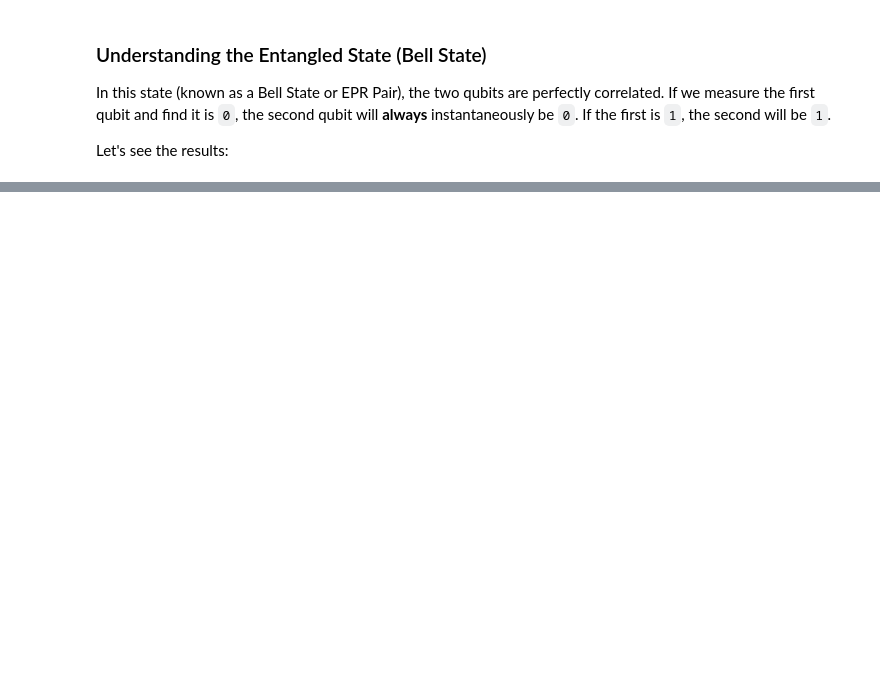
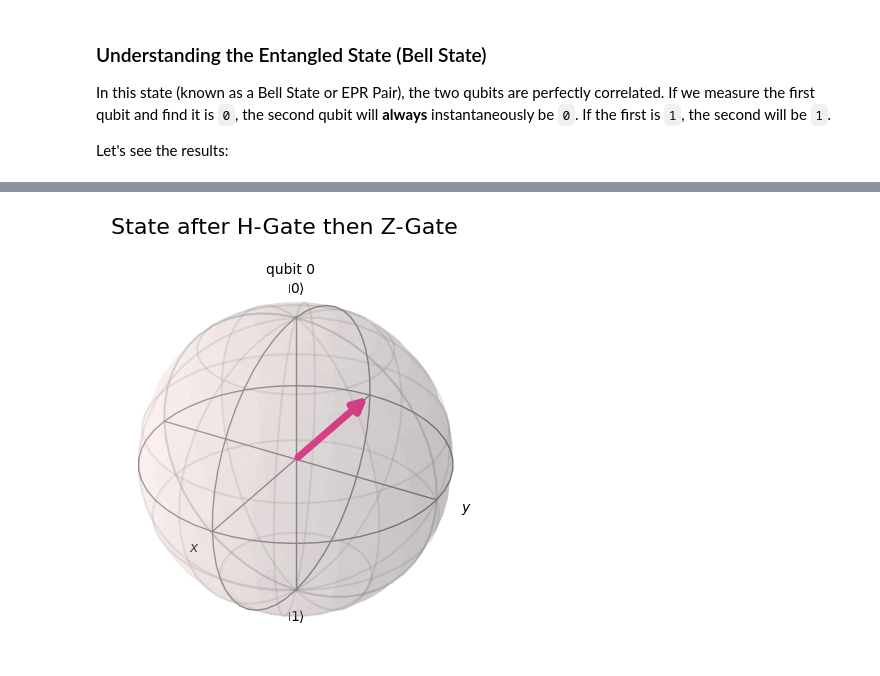
Before and after one commit to batuhanhangun/cscon26_qiskit, a Jupyter notebook: 01_Qiskit_Introduction.ipynb, the cells around one changed output, grey strips where cells are left out. Drawn from its saved outputs; the diff is of its cells as text; code cells hidden in the pictures; blank space fills up the shorter version.

```diff
--- a/01_Qiskit_Introduction.ipynb
+++ b/01_Qiskit_Introduction.ipynb
@@ -150,0 +190,9 @@ plot_histogram(counts_entangle, title="Entanglement Results (States 00 and 11)")
+# %%
+qc_z = QuantumCircuit(1)
+qc_z.h(0)  # Superposition first
+qc_z.z(0)  # Then Z-gate
+
+state_z = Statevector(qc_z)
+plot_bloch_multivector(state_z, title="State after H-Gate then Z-Gate")
+# %% [output]
+[figure, added]
```
Also changed, not shown: parts of 14 cells of this notebook, 2 other files.
